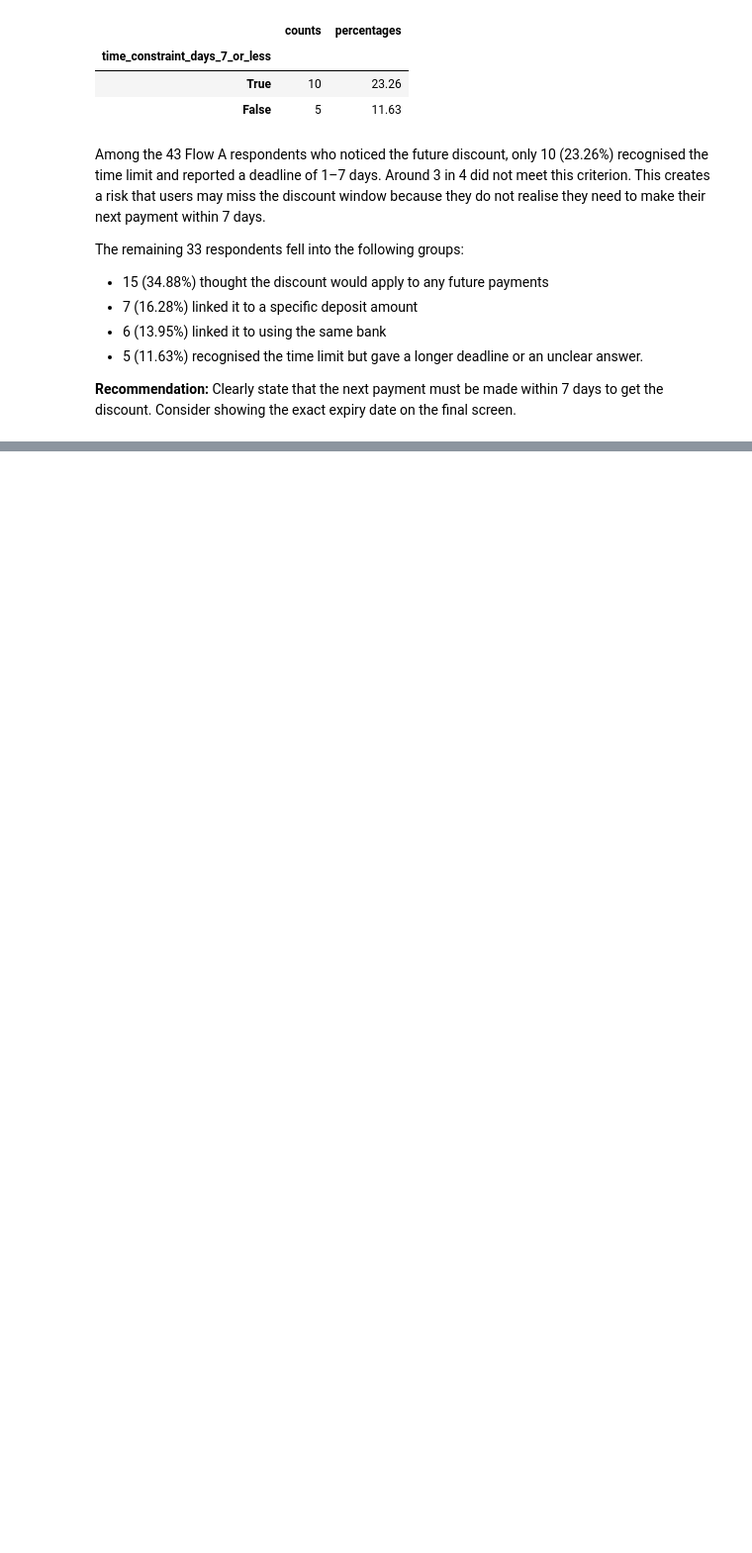
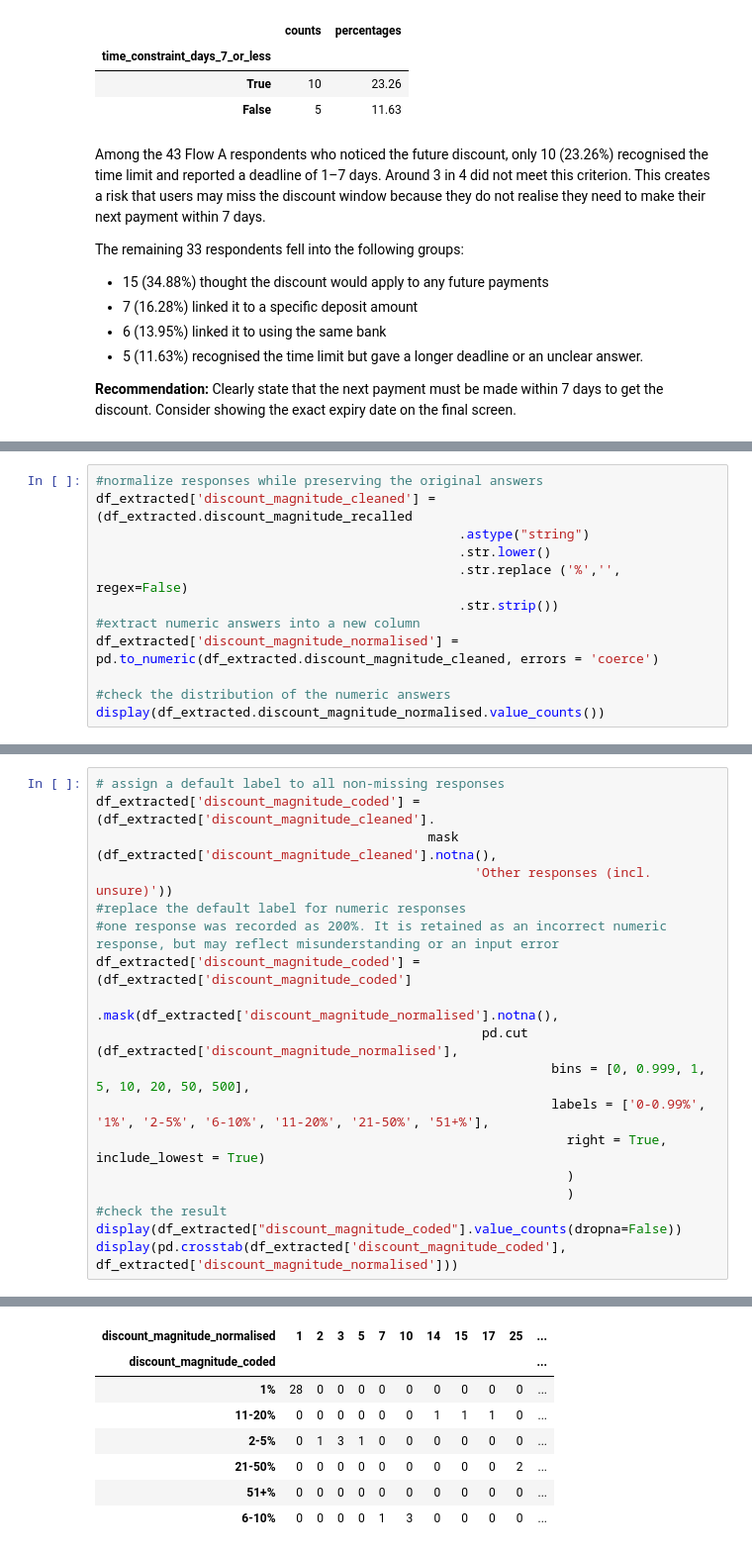
Before and after one commit to elena-kolo/payment-flow-experimentation-analysis, a Jupyter notebook: notebooks/03_prototype_analysis.ipynb, the cells around one changed output, grey strips where cells are left out. Shown at 99% size. Saved outputs shown, nothing was run; the diff lists cells and outputs as text; blank space fills up the shorter version.

Commit message:
Complete magnitude recall analysis and add joint comprehension to the plan

```diff
--- a/notebooks/03_prototype_analysis.ipynb
+++ b/notebooks/03_prototype_analysis.ipynb
@@ -1131,0 +1174,12 @@ The remaining 33 respondents fell into the following groups:
+# %%
+#normalize responses while preserving the original answers
+df_extracted['discount_magnitude_cleaned'] = (df_extracted.discount_magnitude_recalled
+                                               .astype("string")
+                                               .str.lower()
+                                               .str.replace ('%','', regex=False)
+                                               .str.strip())
+#extract numeric answers into a new column
+df_extracted['discount_magnitude_normalised'] = pd.to_numeric(df_extracted.discount_magnitude_cleaned, errors = 'coerce')
+
+#check the distribution of the numeric answers
+display(df_extracted.discount_magnitude_normalised.value_counts())
@@ -1131,0 +1203,19 @@ The remaining 33 respondents fell into the following groups:
+# %%
+# assign a default label to all non-missing responses
+df_extracted['discount_magnitude_coded'] =(df_extracted['discount_magnitude_cleaned'].
+                                           mask (df_extracted['discount_magnitude_cleaned'].notna(),
+                                                 'Other responses (incl. unsure)'))
+#replace the default label for numeric responses
+#one response was recorded as 200%. It is retained as an incorrect numeric response, but may reflect misunderstanding or an input error
+df_extracted['discount_magnitude_coded'] = (df_extracted['discount_magnitude_coded']
+                                            .mask(df_extracted['discount_magnitude_normalised'].notna(),
+                                                  pd.cut (df_extracted['discount_magnitude_normalised'],
+                                                           bins = [0, 0.999, 1, 5, 10, 20, 50, 500],
+                                                           labels = ['0-0.99%', '1%', '2-5%', '6-10%', '11-20%', '21-50%', '51+%'],
+                                                             right = True, include_lowest = True)
+                                                             )
+                                                             )
+#check the result
+display(df_extracted["discount_magnitude_coded"].value_counts(dropna=False))
+display(pd.crosstab(df_extracted['discount_magnitude_coded'], df_extracted['discount_magnitude_normalised']))
+# %% [output]
@@ -1131,0 +1232,8 @@ The remaining 33 respondents fell into the following groups:
+| discount_magnitude_normalised | 1 | 2 | 3 | 5 | 7 | 10 | 14 | 15 | 17 | 25 | ... |
+| discount_magnitude_coded |  |  |  |  |  |  |  |  |  |  | ... |
+| 1% | 28 | 0 | 0 | 0 | 0 | 0 | 0 | 0 | 0 | 0 | ... |
+| 11-20% | 0 | 0 | 0 | 0 | 0 | 0 | 1 | 1 | 1 | 0 | ... |
+| 2-5% | 0 | 1 | 3 | 1 | 0 | 0 | 0 | 0 | 0 | 0 | ... |
+| 21-50% | 0 | 0 | 0 | 0 | 0 | 0 | 0 | 0 | 0 | 2 | ... |
+| 51+% | 0 | 0 | 0 | 0 | 0 | 0 | 0 | 0 | 0 | 0 | ... |
+| 6-10% | 0 | 0 | 0 | 0 | 1 | 3 | 0 | 0 | 0 | 0 | ... |
```
Also changed, not shown: parts of 17 cells of this notebook.
